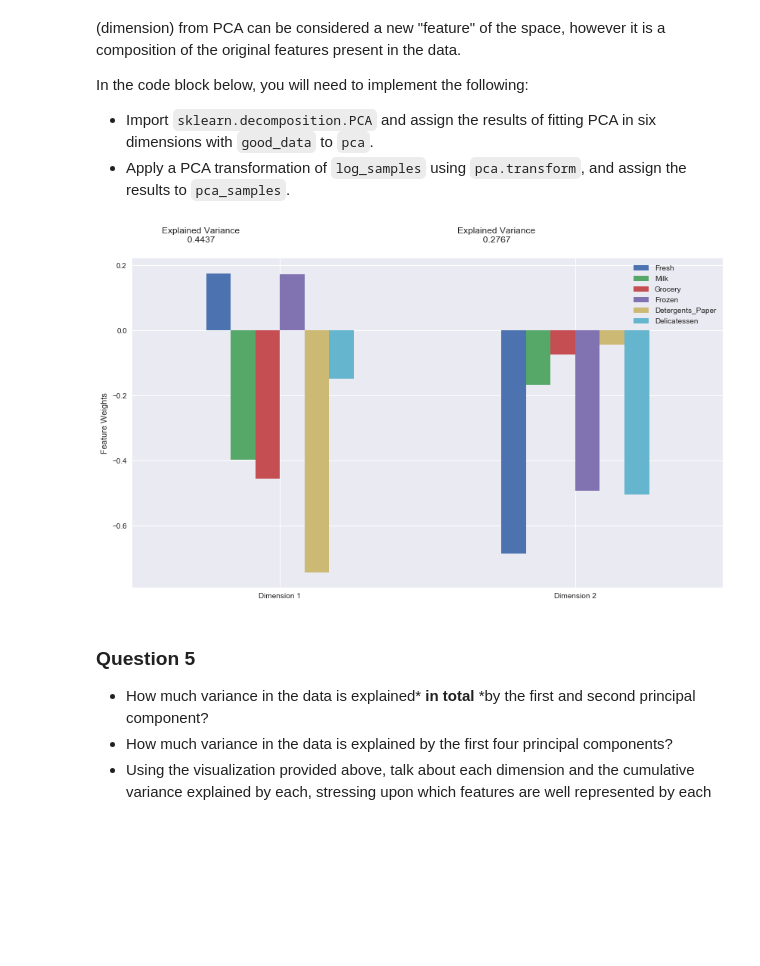
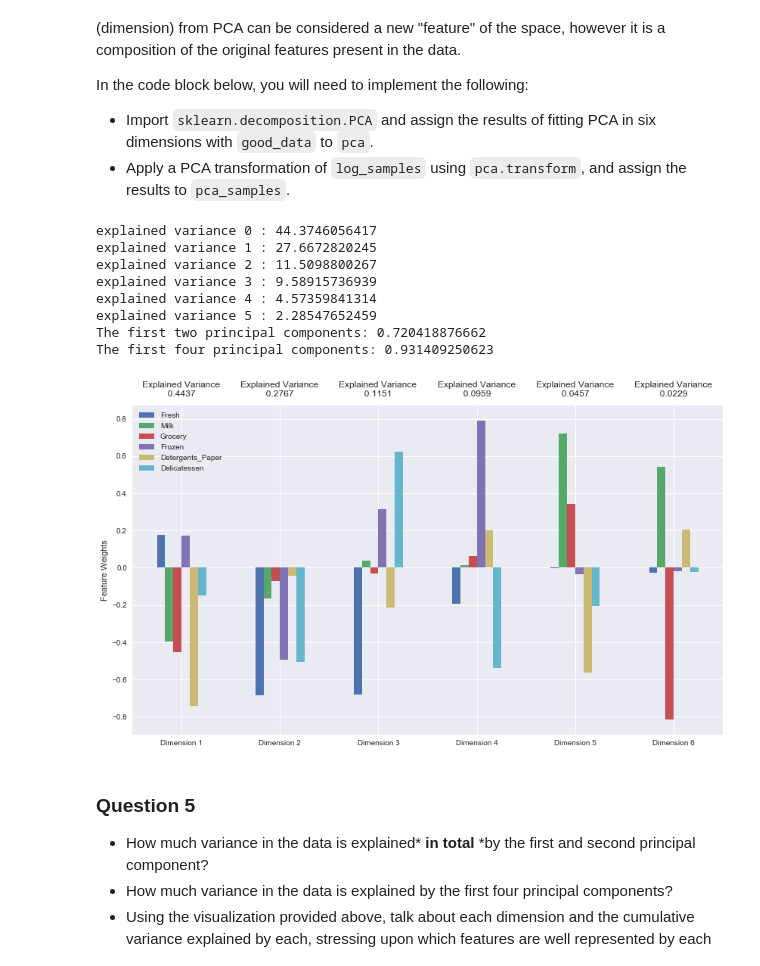
Before and after one commit to DimasAdinugroho/machine-learning-nanodegree, a Jupyter notebook: customer_segments/customer_segments.ipynb, the cells around one changed output. Drawn from its saved outputs; the diff is of its cells as text; code cells hidden in the pictures; blank space fills up the shorter version.

```diff
--- a/customer_segments/customer_segments.ipynb
+++ b/customer_segments/customer_segments.ipynb
@@ -242,5 +240,6 @@ np.percentile(log_data['Fresh'], 25)
 # %%
 # For each feature find the data points with extreme high or low values
+outlier_index = {}
 for feature in log_data.keys():
 
     # TODO: Calculate Q1 (25th percentile of the data) for the given feature
@@ -253,12 +252,23 @@ for feature in log_data.keys():
     iqr= Q3 -Q1
     step = 1.5 * iqr  # step for inner fence (for outer fence use 3 as multiplier)
 
+    data_outlier = log_data[~((log_data[feature] >= Q1 - step) & (log_data[feature] <= Q3 + step))]
+
+    outlier_index[feature] = list(data_outlier.index.values)  # get outlier index
+
     # Display the outliers
     print "Data points considered outliers for the feature '{}':".format(feature)
-    display(log_data[~((log_data[feature] >= Q1 - step) & (log_data[feature] <= Q3 + step))])
+    display(data_outlier)
 
 # OPTIONAL: Select the indices for data points you wish to remove
-outliers  = []
+outliers  = []  # [65, 128, 66, 154, 154, 75, 154]
+feature_names = list(log_data.columns.values)
+temp_features_names = list(log_data.columns.values)
+
+for i in feature_names:
+    temp_features_names.remove(i)
+    for j in temp_features_names:
+        outliers += list(set(outlier_index[i]) & set(outlier_index[j]))
 
 # Remove the outliers, if any were specified
 good_data = log_data.drop(log_data.index[outliers]).reset_index(drop = True)
@@ -291,17 +358,31 @@ In the code block below, you will need to implement the following:
 # %%
 # TODO: Apply PCA by fitting the good data with the same number of dimensions as features
 from sklearn.decomposition import PCA
 
 pca = PCA(n_components=6)
 pca.fit(log_data)
 
 # TODO: Transform log_samples using the PCA fit above
 pca_samples = pca.transform(log_samples)
 
+for index, i in enumerate(pca.explained_variance_ratio_):
+    print 'explained variance {0} : {1}'.format(index, i*100)
+
+print 'The first two principal components: {}'.format(pca.explained_variance_ratio_[:2].sum())
+print 'The first four principal components: {}'.format(pca.explained_variance_ratio_[:4].sum())
+
 # Generate PCA results plot
 pca_results = vs.pca_results(good_data, pca)
 # %% [output]
+explained variance 0 : 44.3746056417
+explained variance 1 : 27.6672820245
+explained variance 2 : 11.5098800267
+explained variance 3 : 9.58915736939
+explained variance 4 : 4.57359841314
+explained variance 5 : 2.28547652459
+The first two principal components: 0.720418876662
+The first four principal components: 0.931409250623
-[figure, old version]
+[figure, new version]
 # %% [markdown]
 ### Question 5
 
```
Also changed, not shown: parts of 13 cells of this notebook.
